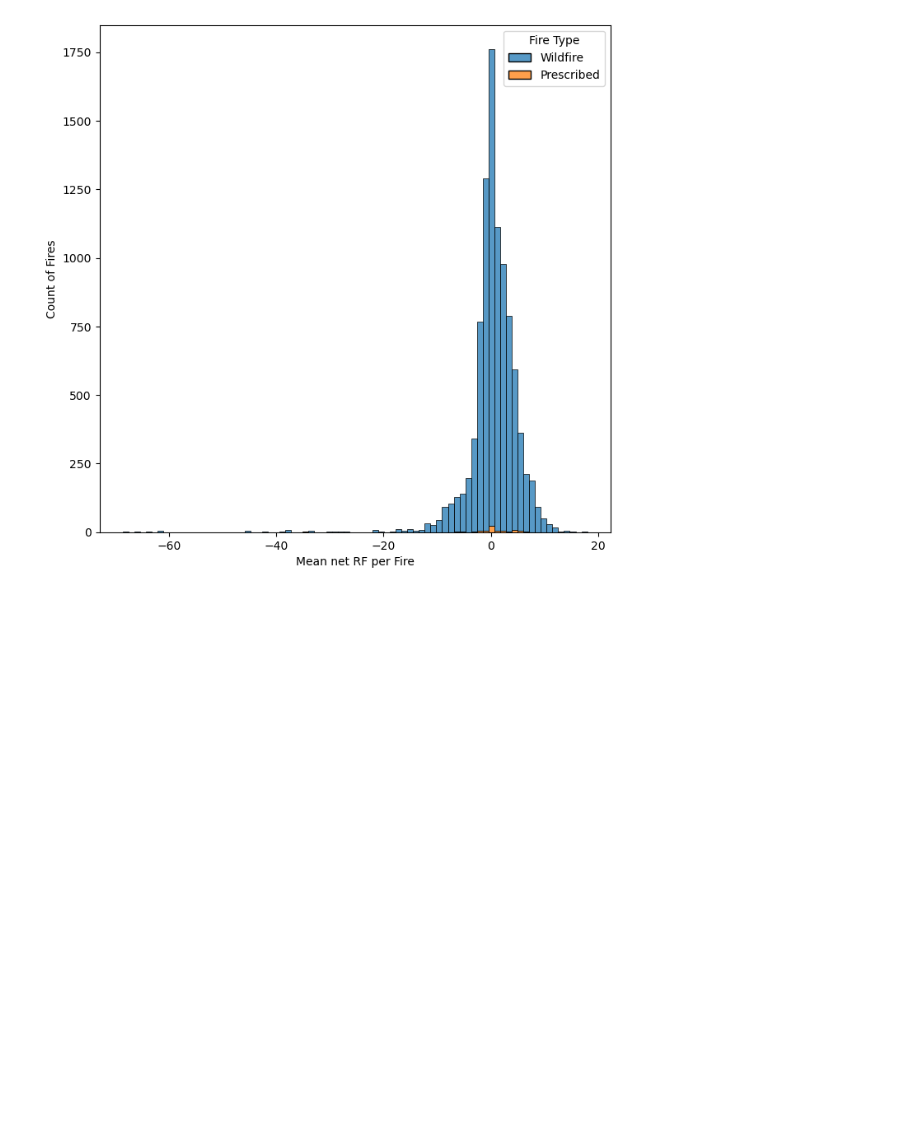
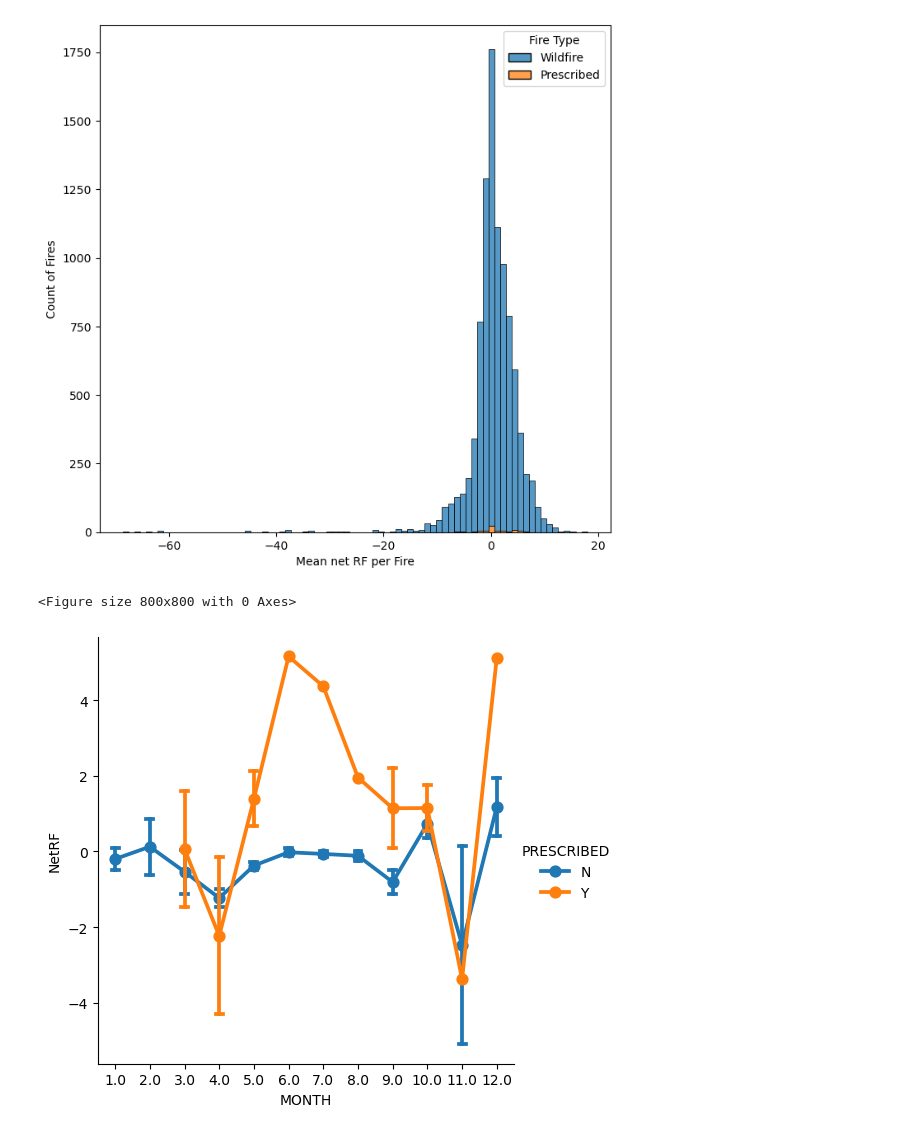
Before and after one commit to gina-alaska/gina-cdw, a Jupyter notebook: time_analysis.ipynb, the cells around one changed output. Drawn from its saved outputs; the diff is of its cells as text; code cells hidden in the pictures; blank space fills up the shorter version.

Commit message:
new figures

```diff
--- a/time_analysis.ipynb
+++ b/time_analysis.ipynb
@@ -109,3 +109,11 @@ plt.show()
 #contributions of prescribed vs. non-prescribed fires to total net RF, and by ecoregion
 # %%
 #netRF by month, and by month by ecoregion
+# %%
+plt.figure(figsize=(8,8))
+ax = sns.catplot(data=df_RF, x='MONTH', y='NetRF', hue='PRESCRIBED', capsize=.2, kind='point', errorbar='se')
+#ax.axhline(0, color='gray', linewidth=1, alpha=0.5, zorder=0)
+plt.show()
+# %% [output]
+<Figure size 800x800 with 0 Axes>
+[figure, added]
```
Also changed, not shown: parts of 8 cells of this notebook, 1 other file.
